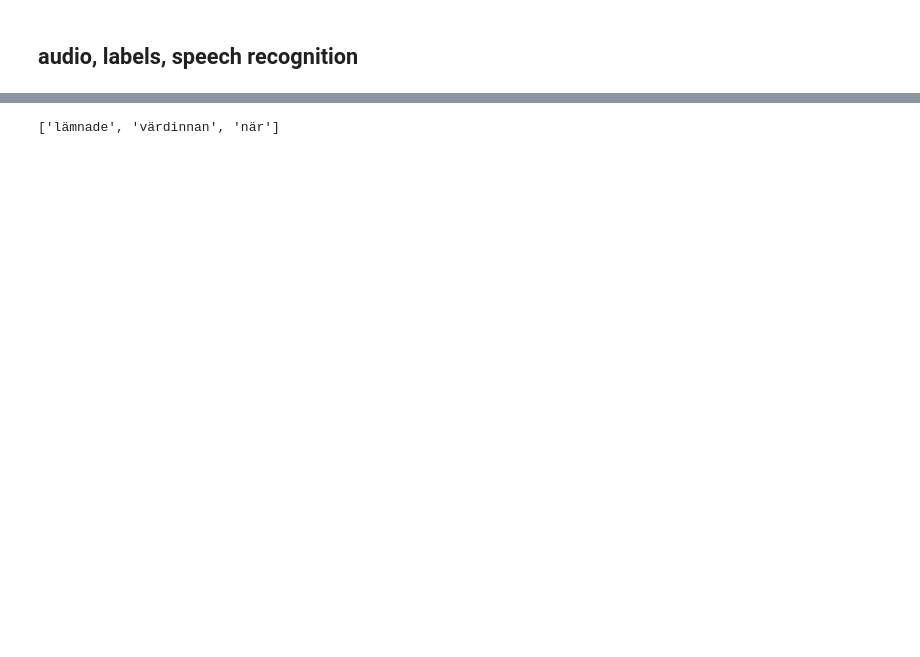
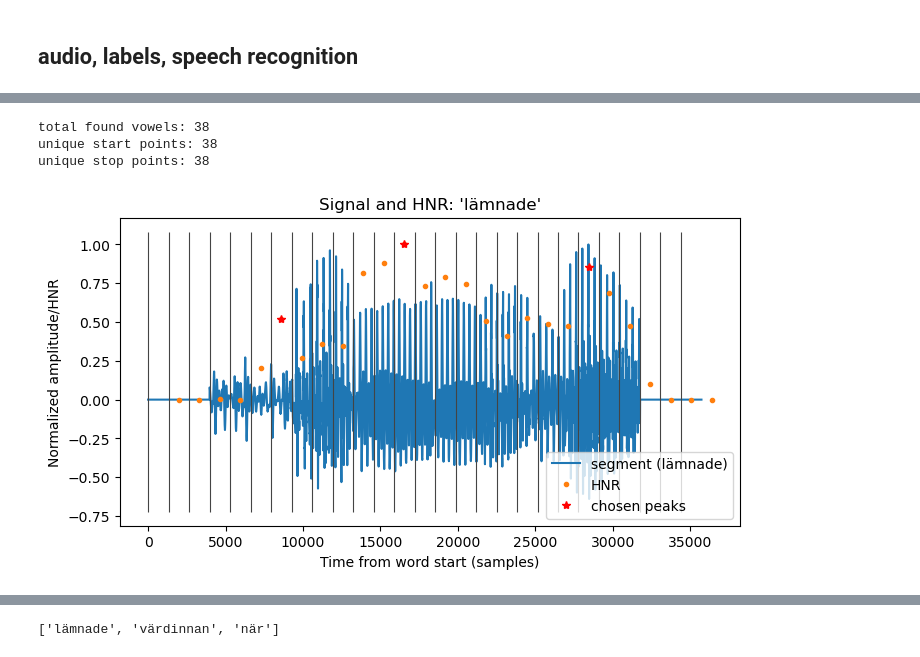
Before and after one commit to TobiasBjork/VowelProject, a Jupyter notebook: evaluation_labels.ipynb, the cells around one changed output, grey strips where cells are left out. Drawn from its saved outputs; the diff is of its cells as text; code cells hidden in the pictures; blank space fills up the shorter version.

```diff
--- a/evaluation_labels.ipynb
+++ b/evaluation_labels.ipynb
@@ -79 +85,26 @@ i skymningen en mycket het dag i början av juli lämnade en ung man sin kammare
+# %%
+reload(tools)
+plt.style.use("default")
+# plt.style.use("default")
+test = "lämnade"
+
+add_context = False
+fl = int(0.03 * Fs)
+plt.figure(figsize=(8, 4))
+grouped_frames = tools.extract_vowels(
+    words,
+    audio,
+    Fs,
+    fl,
+    plot_word=test,
+    print_info=False,
+)
+starts_all, stops_all, _, _ = tools.groupedframes_to_lists(grouped_frames)
+plt.savefig("figures/exampleword_bad_light.svg", dpi=600)
+plt.show()
+# %% [output]
+total found vowels: 38
+unique start points: 38
+unique stop points: 38
+[figure, added]
 # %%
```
Also changed, not shown: parts of 8 cells of this notebook, 12 other files.
